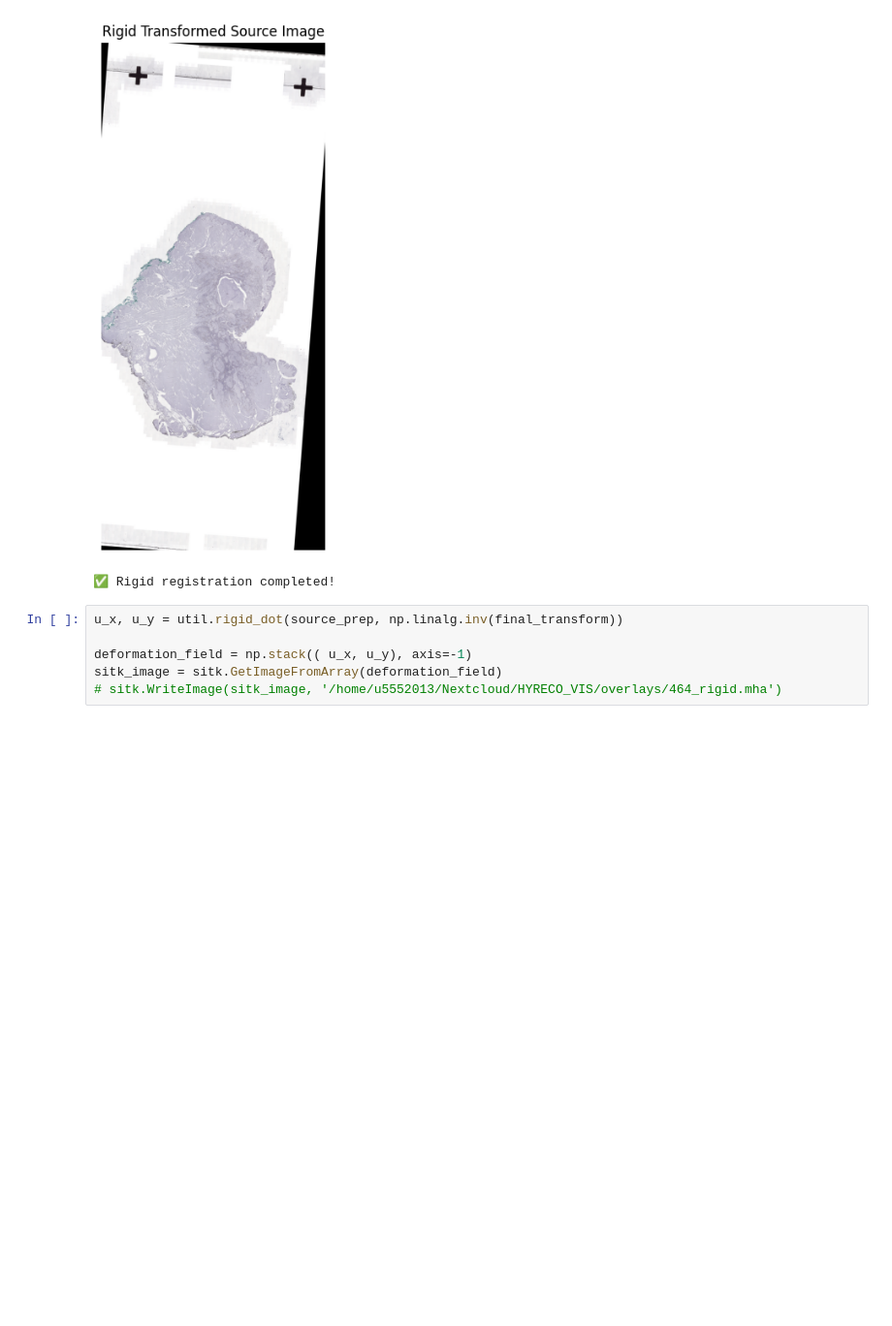
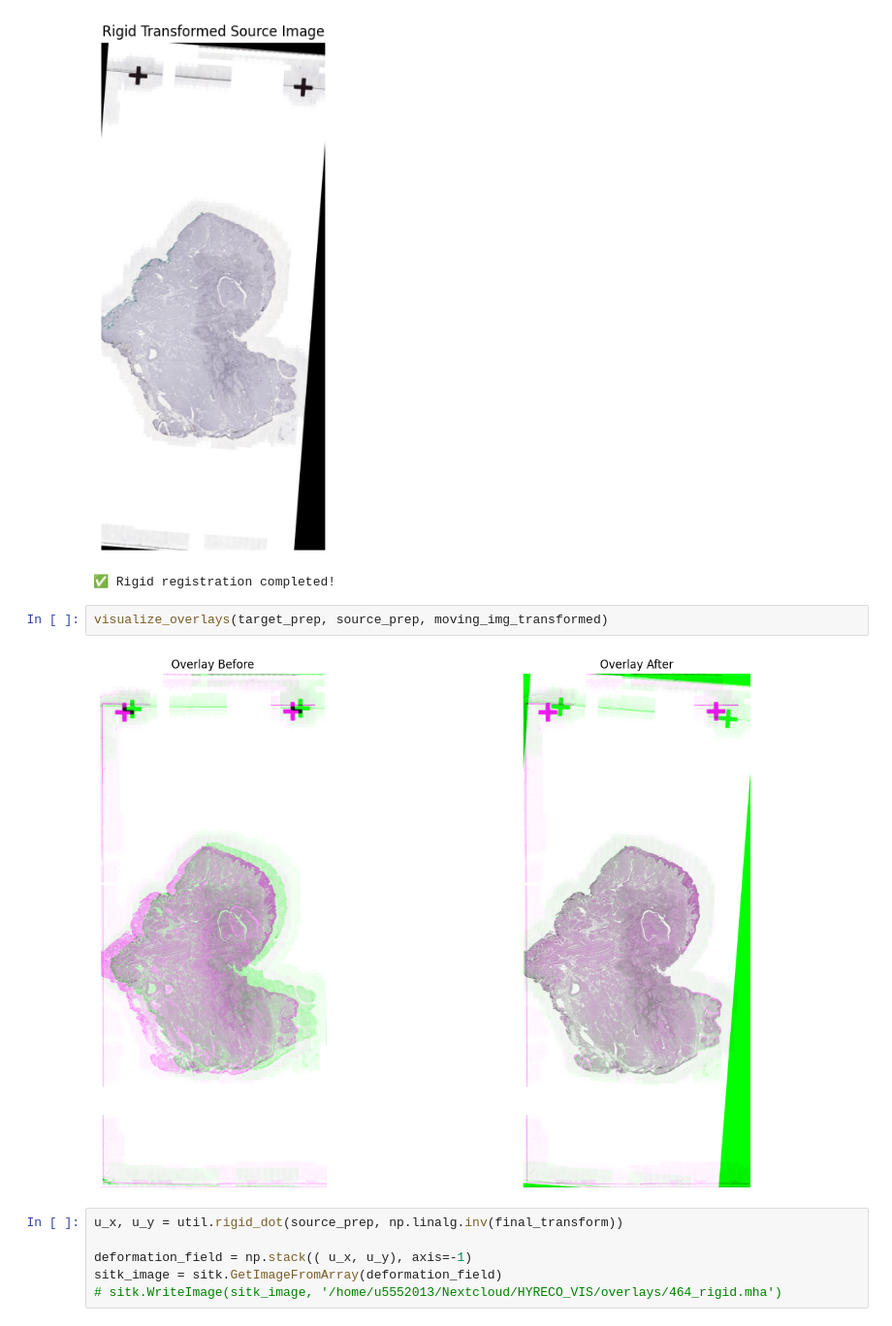
Before and after one commit to eshasadia/WSI_mIF_Reg, a Jupyter notebook: notebooks/1-WSI_Registration_Demo.ipynb, the cells around one changed output. Shown at 97% size. Cells and saved outputs as stored; diff of their text form; blank space fills up the shorter version.

```diff
--- a/notebooks/1-WSI_Registration_Demo.ipynb
+++ b/notebooks/1-WSI_Registration_Demo.ipynb
@@ -192,6 +192,10 @@ Rigid transformation matrix:
  [  0.           0.           1.        ]]
 [figure]
 ✅ Rigid registration completed!
+# %%
+visualize_overlays(target_prep, source_prep, moving_img_transformed)
+# %% [output]
+[figure, added]
 # %%
 u_x, u_y = util.rigid_dot(source_prep, np.linalg.inv(final_transform))
 
```
Also changed, not shown: parts of 9 cells of this notebook, 26 other files.
